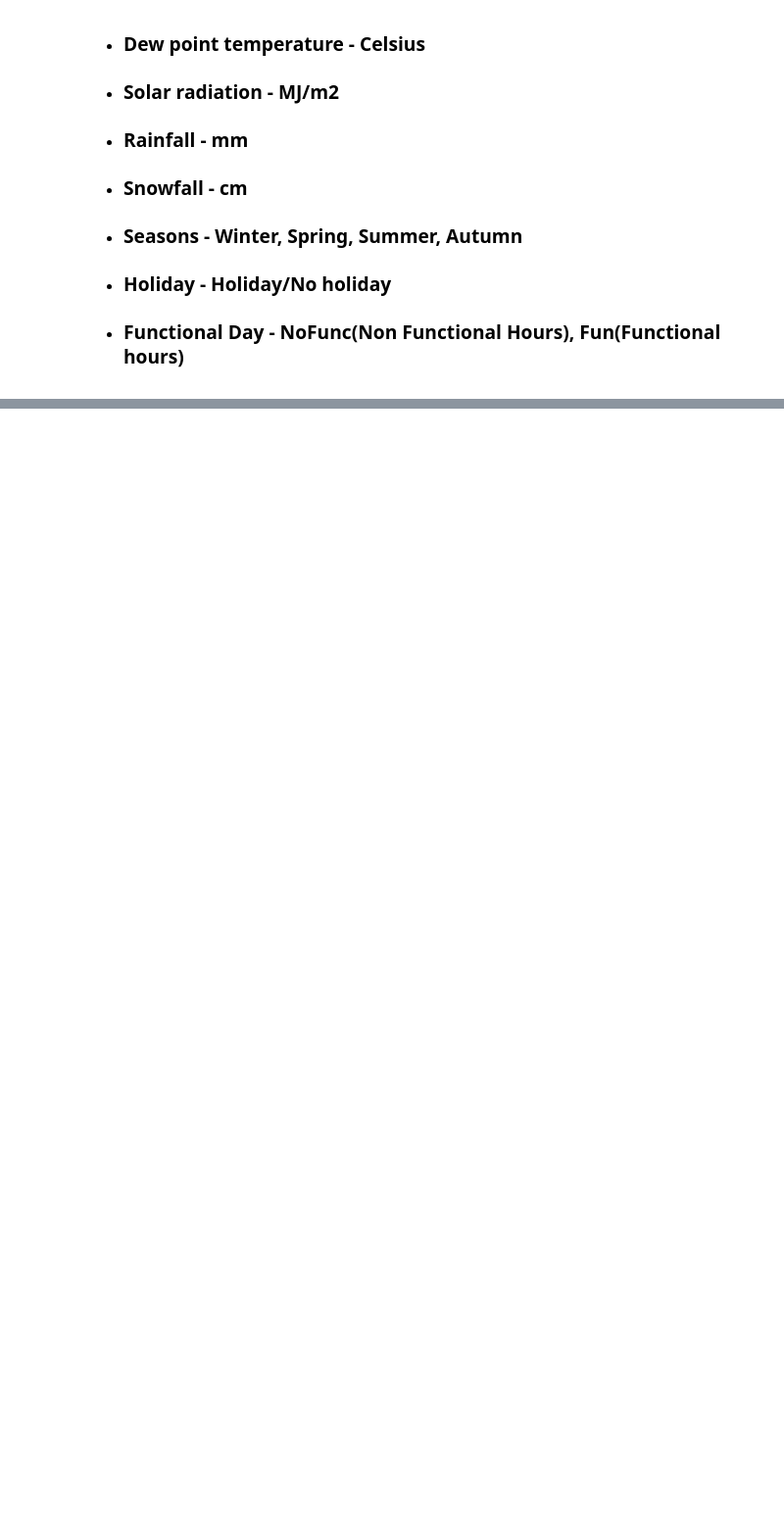
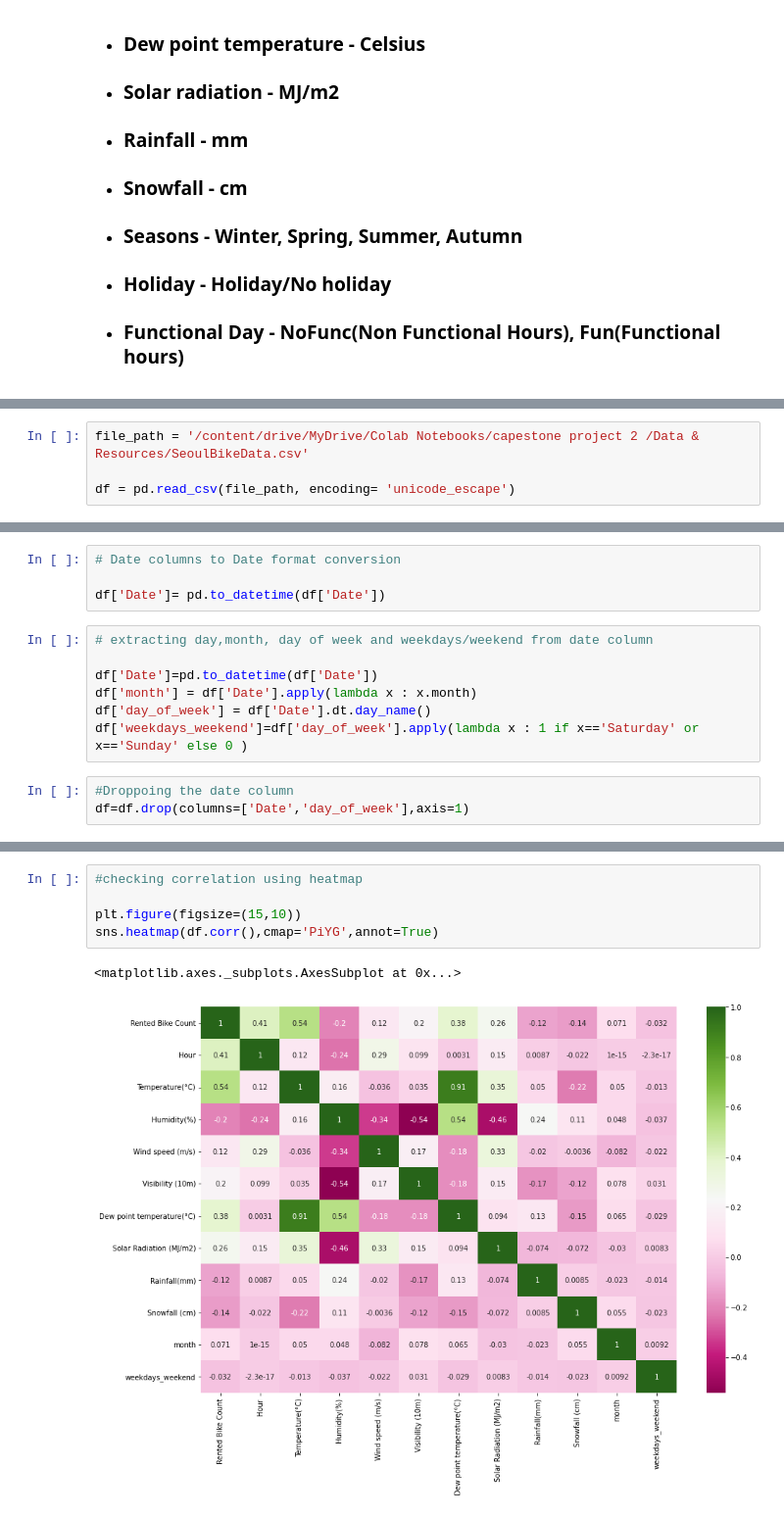
Before and after one commit to SomyaH99/Bike-Sharing-Demand-Prediction-, a Jupyter notebook: bike_sharing_demand_prediction.ipynb, the cells around one changed output, grey strips where cells are left out. Shown: that part at 98% size. Saved outputs shown, nothing was run; the diff lists cells and outputs as text; blank space fills up the shorter version.

```diff
--- a/bike_sharing_demand_prediction.ipynb
+++ b/bike_sharing_demand_prediction.ipynb
@@ -30,0 +72,4 @@
+# %%
+file_path = '/content/drive/MyDrive/Colab Notebooks/capestone project 2 /Data & Resources/SeoulBikeData.csv'
+
+df = pd.read_csv(file_path, encoding= 'unicode_escape')
@@ -30,0 +158,14 @@
+# %%
+# Date columns to Date format conversion
+
+df['Date']= pd.to_datetime(df['Date'])
+# %%
+# extracting day,month, day of week and weekdays/weekend from date column
+
+df['Date']=pd.to_datetime(df['Date'])
+df['month'] = df['Date'].apply(lambda x : x.month)
+df['day_of_week'] = df['Date'].dt.day_name()
+df['weekdays_weekend']=df['day_of_week'].apply(lambda x : 1 if x=='Saturday' or x=='Sunday' else 0 )
+# %%
+#Droppoing the date column
+df=df.drop(columns=['Date','day_of_week'],axis=1)
@@ -30,0 +185,8 @@
+# %%
+#checking correlation using heatmap
+
+plt.figure(figsize=(15,10))
+sns.heatmap(df.corr(),cmap='PiYG',annot=True)
+# %% [output]
+<matplotlib.axes._subplots.AxesSubplot at 0x...>
+[figure, added]
```
Also changed, not shown: parts of 13 cells of this notebook.
